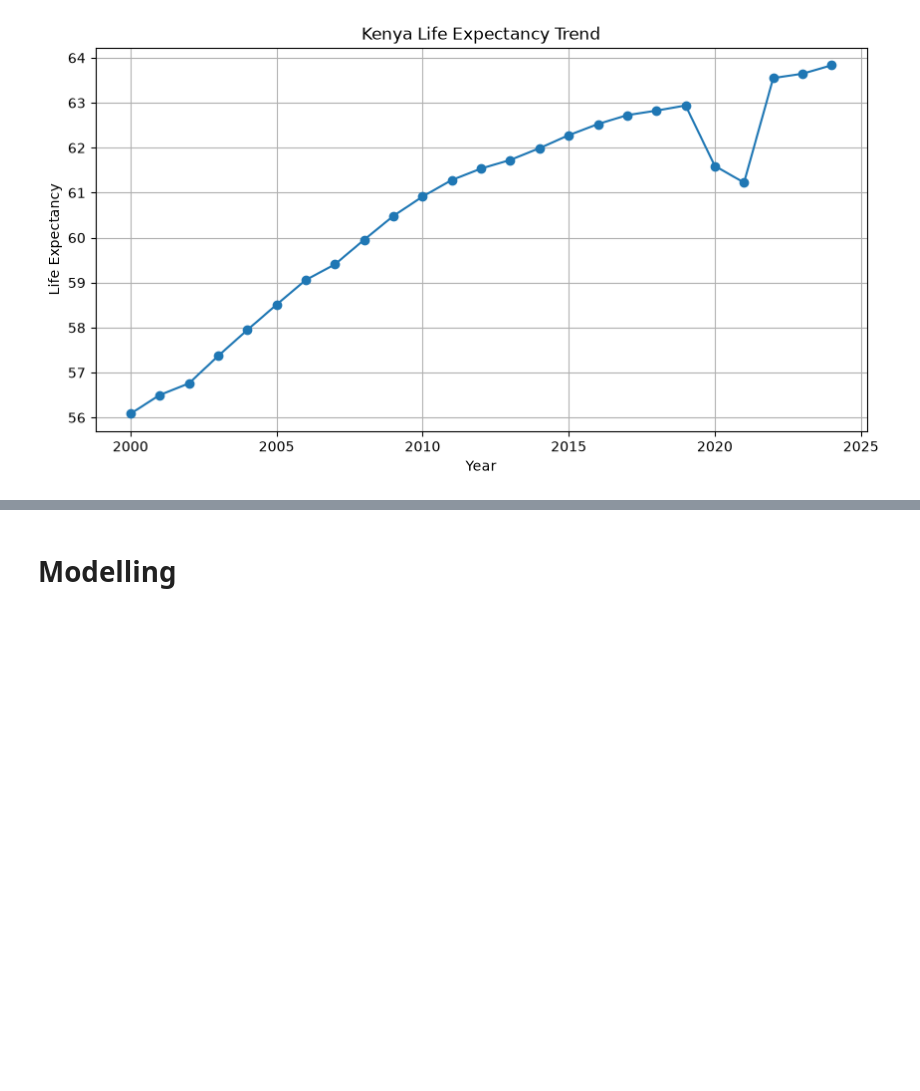
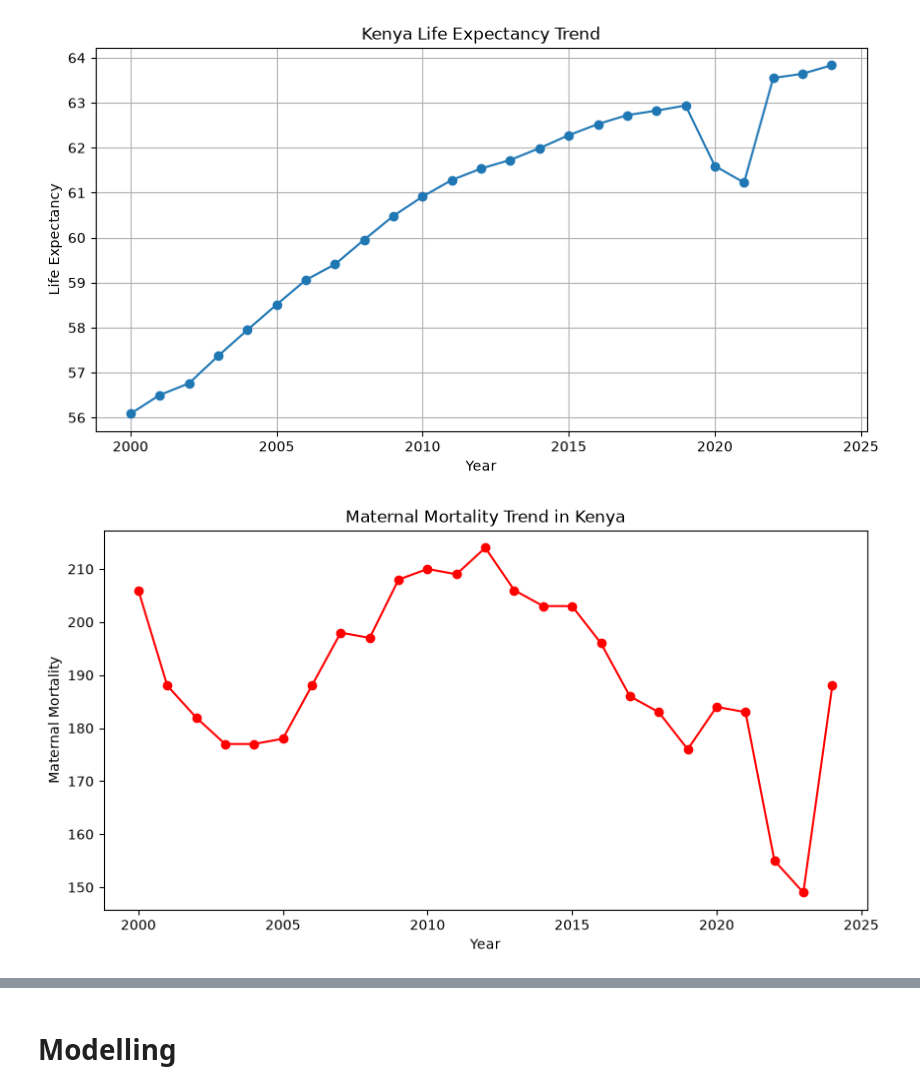
Before and after one commit to graceobonyo/Global-Health-System-Segmentation-and-Forecasting, a Jupyter notebook: ghss.ipynb, the cells around one changed output, grey strips where cells are left out. Saved outputs shown, nothing was run; the diff lists cells and outputs as text; code cells hidden in the pictures; blank space fills up the shorter version.

```diff
--- a/ghss.ipynb
+++ b/ghss.ipynb
@@ -58,6 +58,7 @@ kenya_df = health_df.loc[
         'gdp_per_capita',
         'physicians_per_1000',
         'hospital_beds_per_1000',
+        'nurses_per_1000',
         'population',
     ]
 ].copy()
@@ -158,3 +163,13 @@ plt.grid(True)
 plt.show()
 # %% [output]
 [figure]
+# %%
+# Visualizing Kenya's maternal mortality trend over the years
+plt.figure(figsize=(10,5))
+plt.plot(kenya_df['year'], kenya_df['maternal_mortality'], marker='o', color='red')
+plt.title('Maternal Mortality Trend in Kenya')
+plt.xlabel('Year')
+plt.ylabel('Maternal Mortality')
+plt.show()
+# %% [output]
+[figure, added]
```
Also changed, not shown: parts of 45 cells of this notebook, 2 other files.
